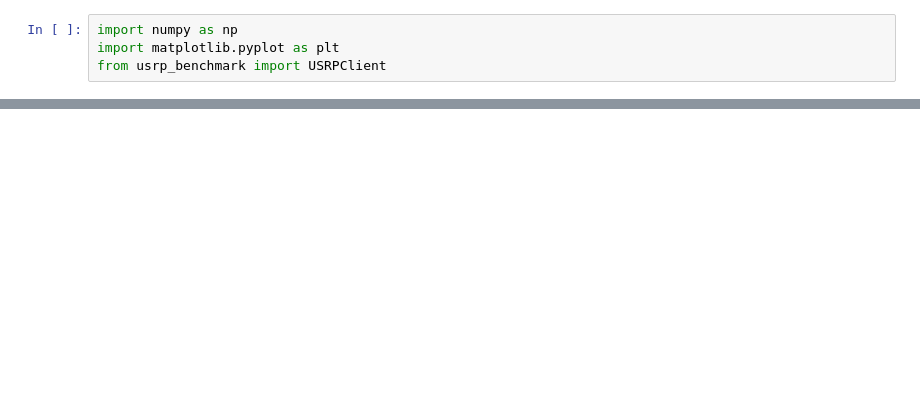
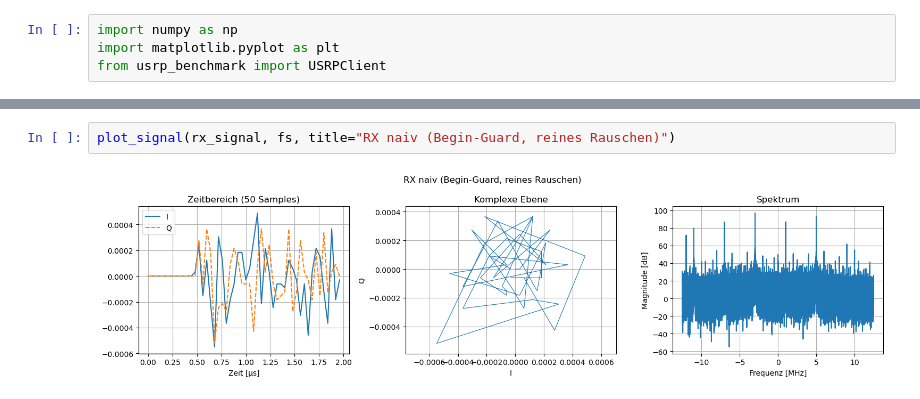
Before and after one commit to IIP-Group/usrp-playground, a Jupyter notebook: demo/python/main.ipynb, the cells around one changed output, grey strips where cells are left out. Cells and saved outputs as stored; diff of their text form; blank space fills up the shorter version.

```diff
--- a/demo/python/main.ipynb
+++ b/demo/python/main.ipynb
@@ -134,0 +181,4 @@ Kernsignal: 100,000 Samples (sollte = 100,000)
+# %%
+plot_signal(rx_signal, fs, title="RX naiv (Begin-Guard, reines Rauschen)")
+# %% [output]
+[figure, added]
```
Also changed, not shown: parts of 24 cells of this notebook, 3 other files.
